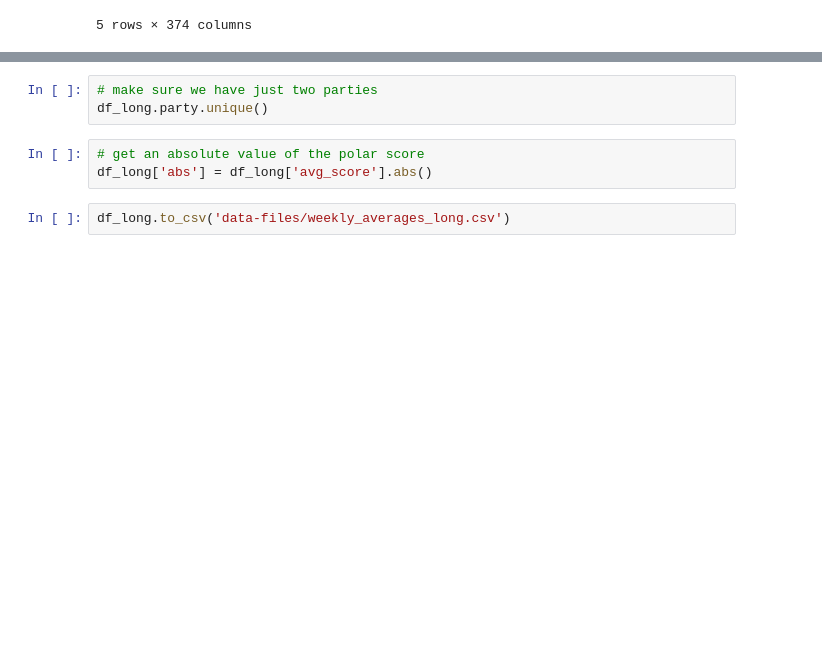
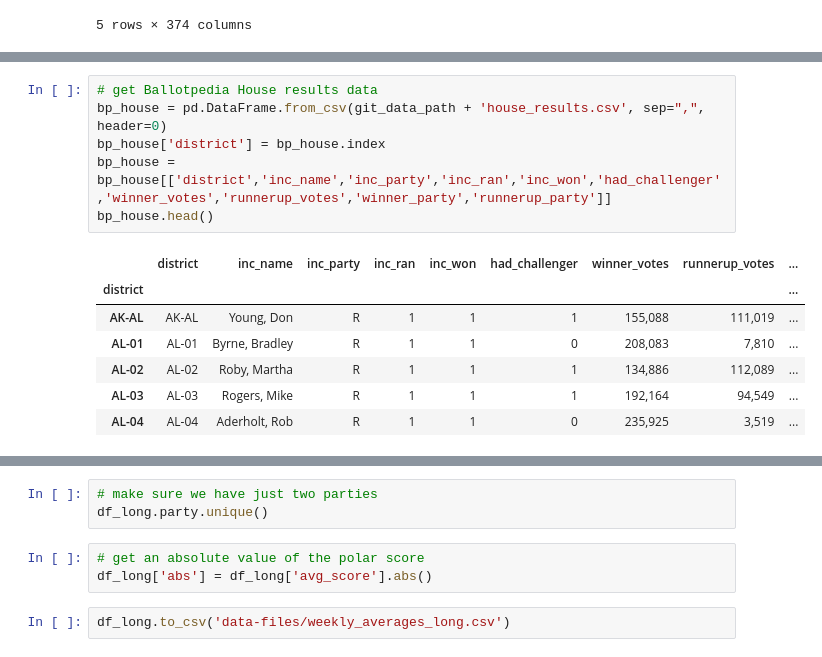
Before and after one commit to libbyh/purpletag, a Jupyter notebook: 2016-election-study/2016_election.ipynb, the cells around one changed output, grey strips where cells are left out. Cells and saved outputs as stored; diff of their text form; blank space fills up the shorter version.

```diff
--- a/2016-election-study/2016_election.ipynb
+++ b/2016-election-study/2016_election.ipynb
@@ -185,0 +268,14 @@ metadata length: 470
+# %%
+# get Ballotpedia House results data
+bp_house = pd.DataFrame.from_csv(git_data_path + 'house_results.csv', sep=",", header=0)
+bp_house['district'] = bp_house.index
+bp_house = bp_house[['district','inc_name','inc_party','inc_ran','inc_won','had_challenger','winner_votes','runnerup_votes','winner_party','runnerup_party']]
+bp_house.head()
+# %% [output]
+|  | district | inc_name | inc_party | inc_ran | inc_won | had_challenger | winner_votes | runnerup_votes | ... |
+| district |  |  |  |  |  |  |  |  | ... |
+| AK-AL | AK-AL | Young, Don | R | 1 | 1 | 1 | 155,088 | 111,019 | ... |
+| AL-01 | AL-01 | Byrne, Bradley | R | 1 | 1 | 0 | 208,083 | 7,810 | ... |
+| AL-02 | AL-02 | Roby, Martha | R | 1 | 1 | 1 | 134,886 | 112,089 | ... |
+| AL-03 | AL-03 | Rogers, Mike | R | 1 | 1 | 1 | 192,164 | 94,549 | ... |
+| AL-04 | AL-04 | Aderholt, Rob | R | 1 | 1 | 0 | 235,925 | 3,519 | ... |
```
Also changed, not shown: parts of 25 cells of this notebook, 6 other files.
